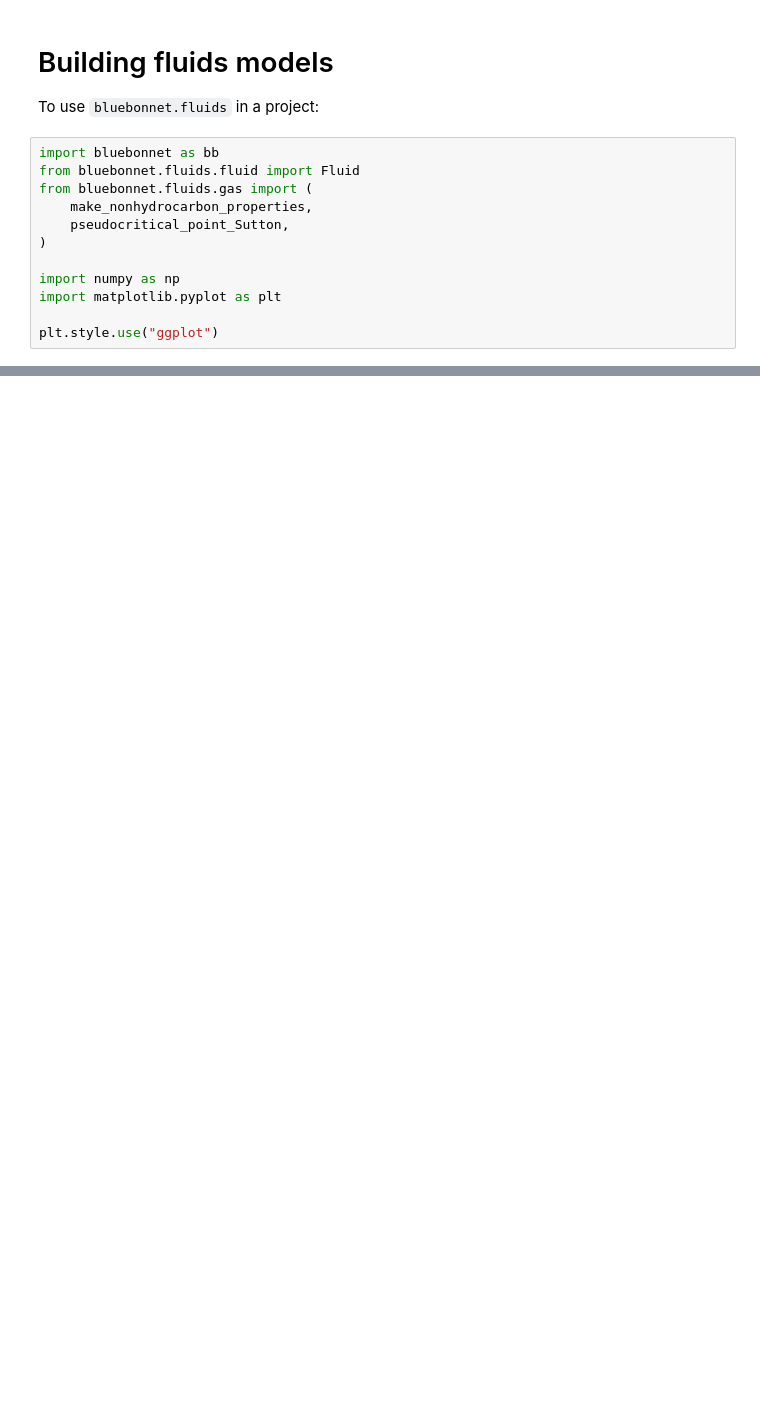
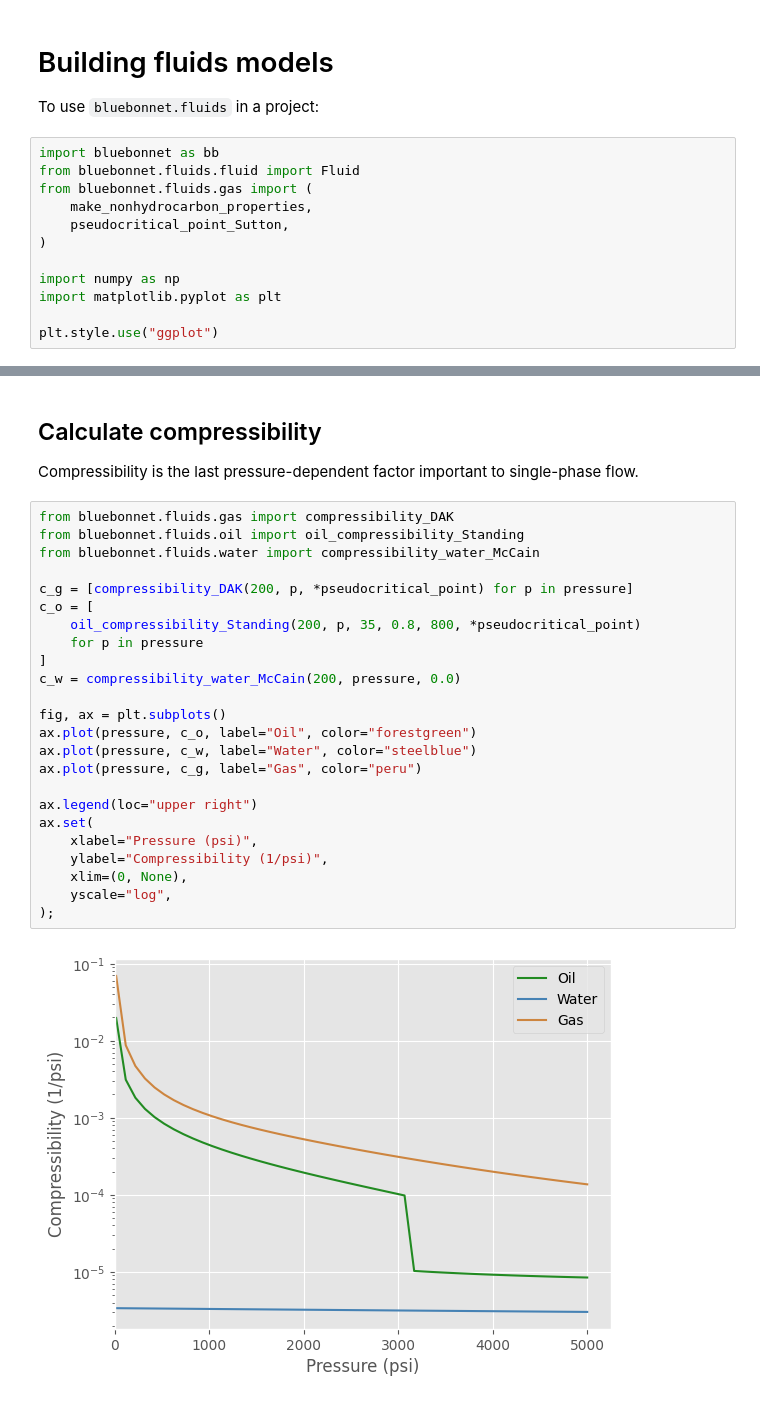
Before and after one commit to frank1010111/bluebonnet, a Jupyter notebook: docs/fluids.ipynb, the cells around one changed output, grey strips where cells are left out. Saved outputs shown, nothing was run; the diff lists cells and outputs as text; blank space fills up the shorter version.

```diff
--- a/docs/fluids.ipynb
+++ b/docs/fluids.ipynb
@@ -77,0 +78,30 @@ ax2.set(
+# %% [markdown]
+## Calculate compressibility
+
+Compressibility is the last pressure-dependent factor important to single-phase flow.
+# %%
+from bluebonnet.fluids.gas import compressibility_DAK
+from bluebonnet.fluids.oil import oil_compressibility_Standing
+from bluebonnet.fluids.water import compressibility_water_McCain
+
+c_g = [compressibility_DAK(200, p, *pseudocritical_point) for p in pressure]
+c_o = [
+    oil_compressibility_Standing(200, p, 35, 0.8, 800, *pseudocritical_point)
+    for p in pressure
+]
+c_w = compressibility_water_McCain(200, pressure, 0.0)
+
+fig, ax = plt.subplots()
+ax.plot(pressure, c_o, label="Oil", color="forestgreen")
+ax.plot(pressure, c_w, label="Water", color="steelblue")
+ax.plot(pressure, c_g, label="Gas", color="peru")
+
+ax.legend(loc="upper right")
+ax.set(
+    xlabel="Pressure (psi)",
+    ylabel="Compressibility (1/psi)",
+    xlim=(0, None),
+    yscale="log",
+);
+# %% [output]
+[figure, added]
```
Also changed, not shown: parts of 4 cells of this notebook.
